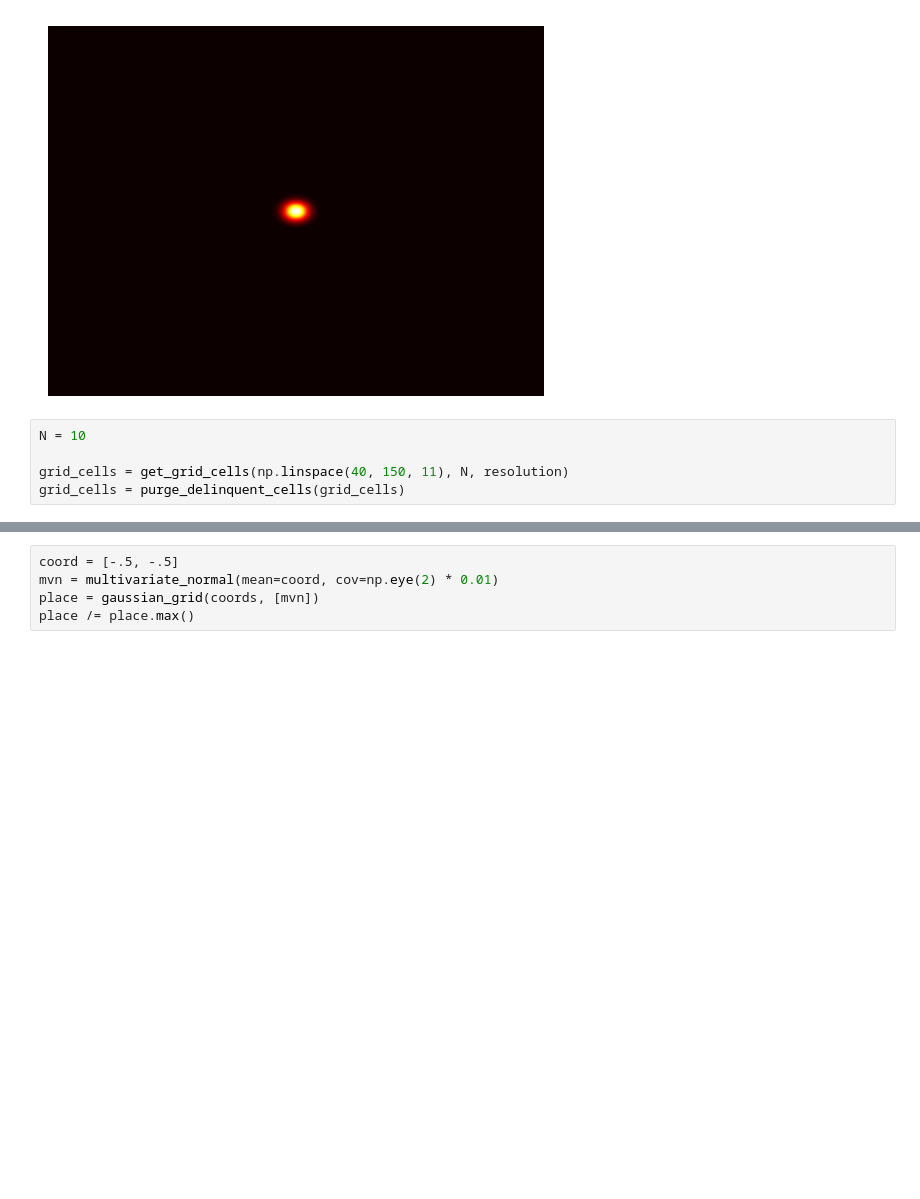
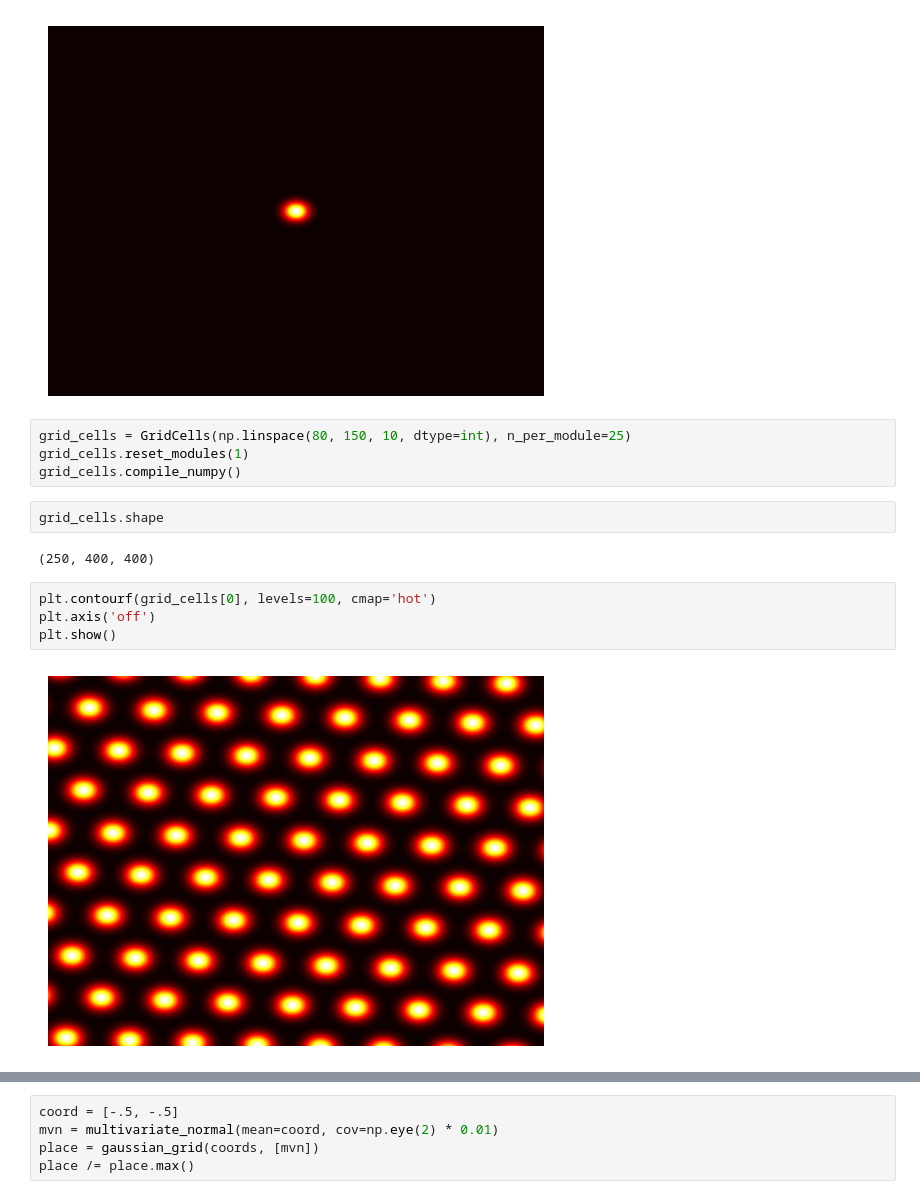
Before and after one commit to ChackMociute/Master-Thesis, a Jupyter notebook: grid_cells.ipynb, the cells around one changed output, grey strips where cells are left out. Saved outputs shown, nothing was run; the diff lists cells and outputs as text; blank space fills up the shorter version.

```diff
--- a/grid_cells.ipynb
+++ b/grid_cells.ipynb
@@ -51,9 +27,18 @@ plt.axis('off')
 plt.show()
 # %% [output]
 [figure]
-# %%
-N = 10
-
-grid_cells = get_grid_cells(np.linspace(40, 150, 11), N, resolution)
-grid_cells = purge_delinquent_cells(grid_cells)
+# %%
+grid_cells = GridCells(np.linspace(80, 150, 10, dtype=int), n_per_module=25)
+grid_cells.reset_modules(1)
+grid_cells.compile_numpy()
+# %%
+grid_cells.shape
+# %% [output]
+(250, 400, 400)
+# %%
+plt.contourf(grid_cells[0], levels=100, cmap='hot')
+plt.axis('off')
+plt.show()
+# %% [output]
+[figure, added]
 # %%
```
Also changed, not shown: parts of 11 cells of this notebook, 3 other files.
